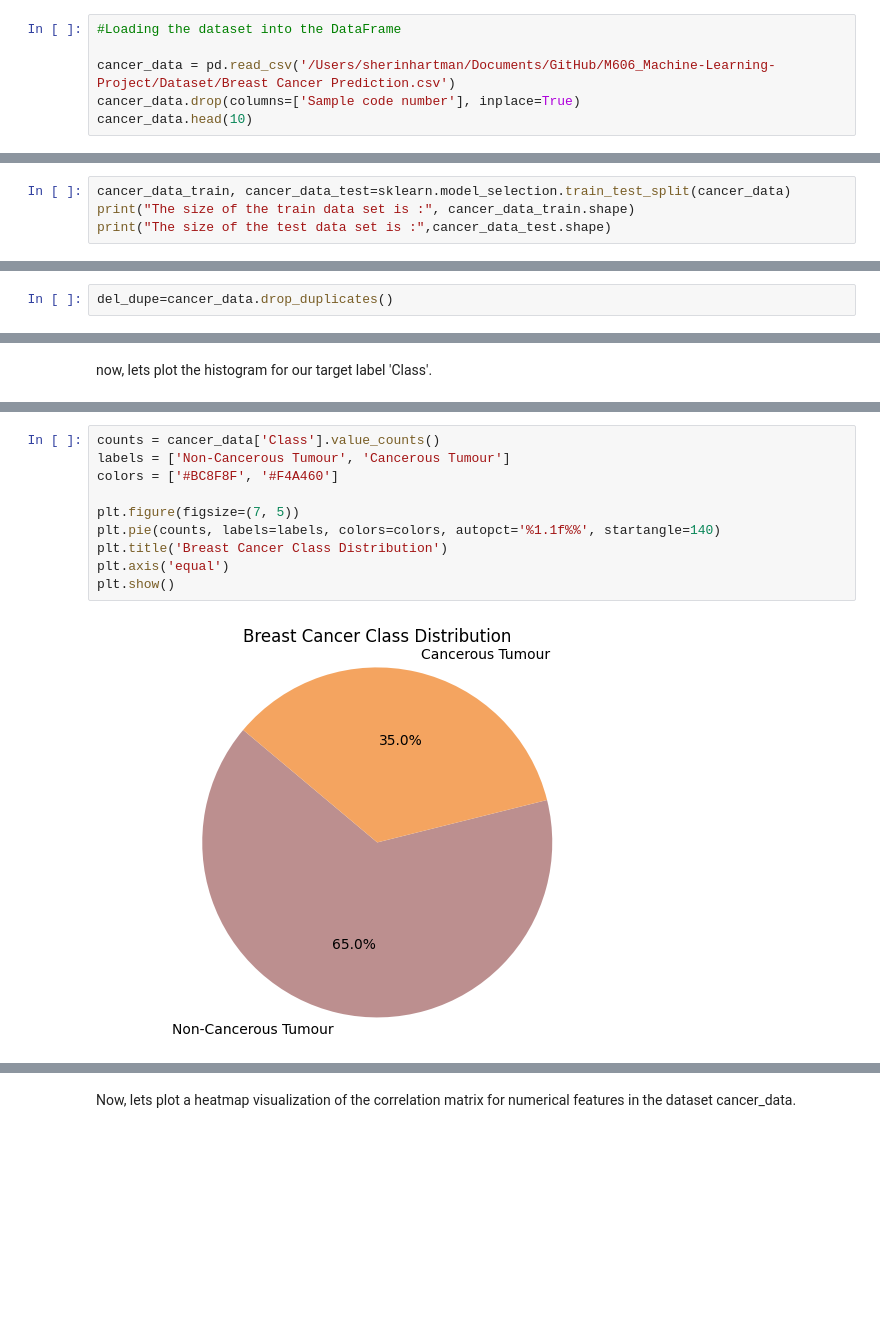
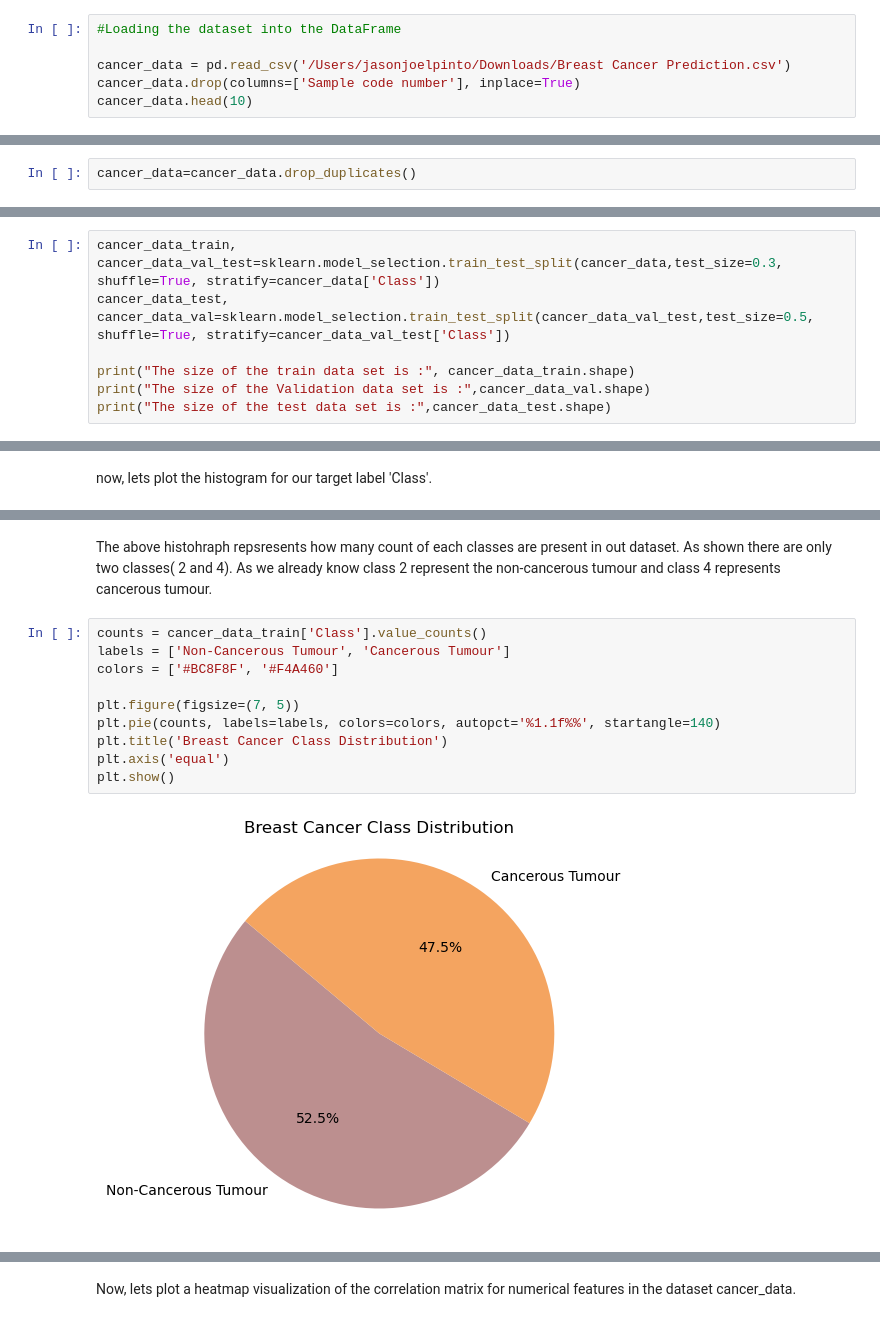
Before and after one commit to SherinHartman1098/M606_Machine-Learning-Project, a Jupyter notebook: Breast_Cancer_Prediction.ipynb, the cells around one changed output, grey strips where cells are left out. Cells and saved outputs as stored; diff of their text form; blank space fills up the shorter version.

```diff
--- a/Breast_Cancer_Prediction.ipynb
+++ b/Breast_Cancer_Prediction.ipynb
@@ -39,7 +40,7 @@ from sklearn.metrics import accuracy_score, roc_auc_score, precision_score, f1_s
 # %%
 #Loading the dataset into the DataFrame
 
-cancer_data = pd.read_csv('/Users/sherinhartman/Documents/GitHub/M606_Machine-Learning-Project/Dataset/Breast Cancer Prediction.csv')
+cancer_data = pd.read_csv('/Users/jasonjoelpinto/Downloads/Breast Cancer Prediction.csv')
 cancer_data.drop(columns=['Sample code number'], inplace=True)
 cancer_data.head(10)
 # %% [output]
@@ -84,4 +82,0 @@ Now from cancer_data.shape, we learn that there are 683 rows, and 10 columns in
-# %%
-cancer_data_train, cancer_data_test=sklearn.model_selection.train_test_split(cancer_data)
-print("The size of the train data set is :", cancer_data_train.shape)
-print("The size of the test data set is :",cancer_data_test.shape)
@@ -117,5 +109,5 @@ True
 # %% [markdown]
 We see that there are duplicate values in the dataset. Hence, we can use drop_duplicates() function to remove all the duplicates in the given dataset.
 # %%
-del_dupe=cancer_data.drop_duplicates()
+cancer_data=cancer_data.drop_duplicates()
 # %%
@@ -127,0 +125,7 @@ False
+# %%
+cancer_data_train, cancer_data_val_test=sklearn.model_selection.train_test_split(cancer_data,test_size=0.3, shuffle=True, stratify=cancer_data['Class'])
+cancer_data_test, cancer_data_val=sklearn.model_selection.train_test_split(cancer_data_val_test,test_size=0.5, shuffle=True, stratify=cancer_data_val_test['Class'])
+
+print("The size of the train data set is :", cancer_data_train.shape)
+print("The size of the Validation data set is :",cancer_data_val.shape)
+print("The size of the test data set is :",cancer_data_test.shape)
@@ -166,13 +180,15 @@ plt.show()
+# %% [markdown]
+The above histohraph repsresents how many count of each classes are present in out dataset. As shown there are only two classes( 2 and 4). As we already know class 2 represent the non-cancerous tumour and class 4 represents cancerous tumour.
 # %%
-counts = cancer_data['Class'].value_counts()
+counts = cancer_data_train['Class'].value_counts()
 labels = ['Non-Cancerous Tumour', 'Cancerous Tumour']
 colors = ['#BC8F8F', '#F4A460']
 
 plt.figure(figsize=(7, 5))
 plt.pie(counts, labels=labels, colors=colors, autopct='%1.1f%%', startangle=140)
 plt.title('Breast Cancer Class Distribution')
 plt.axis('equal')
 plt.show()
 # %% [output]
-[figure, old version]
+[figure, new version]
 # %% [markdown]
```
Also changed, not shown: parts of 66 cells of this notebook.
